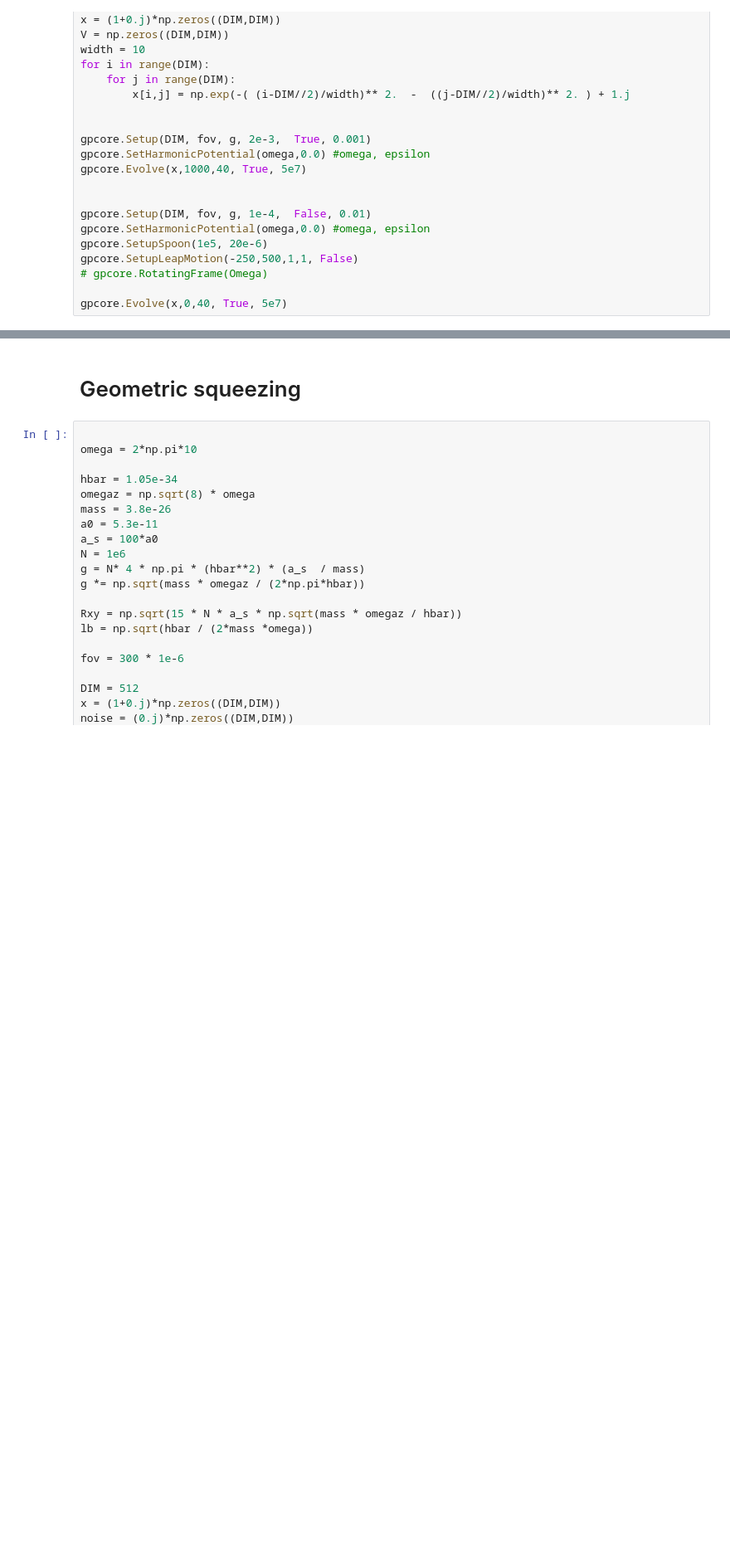
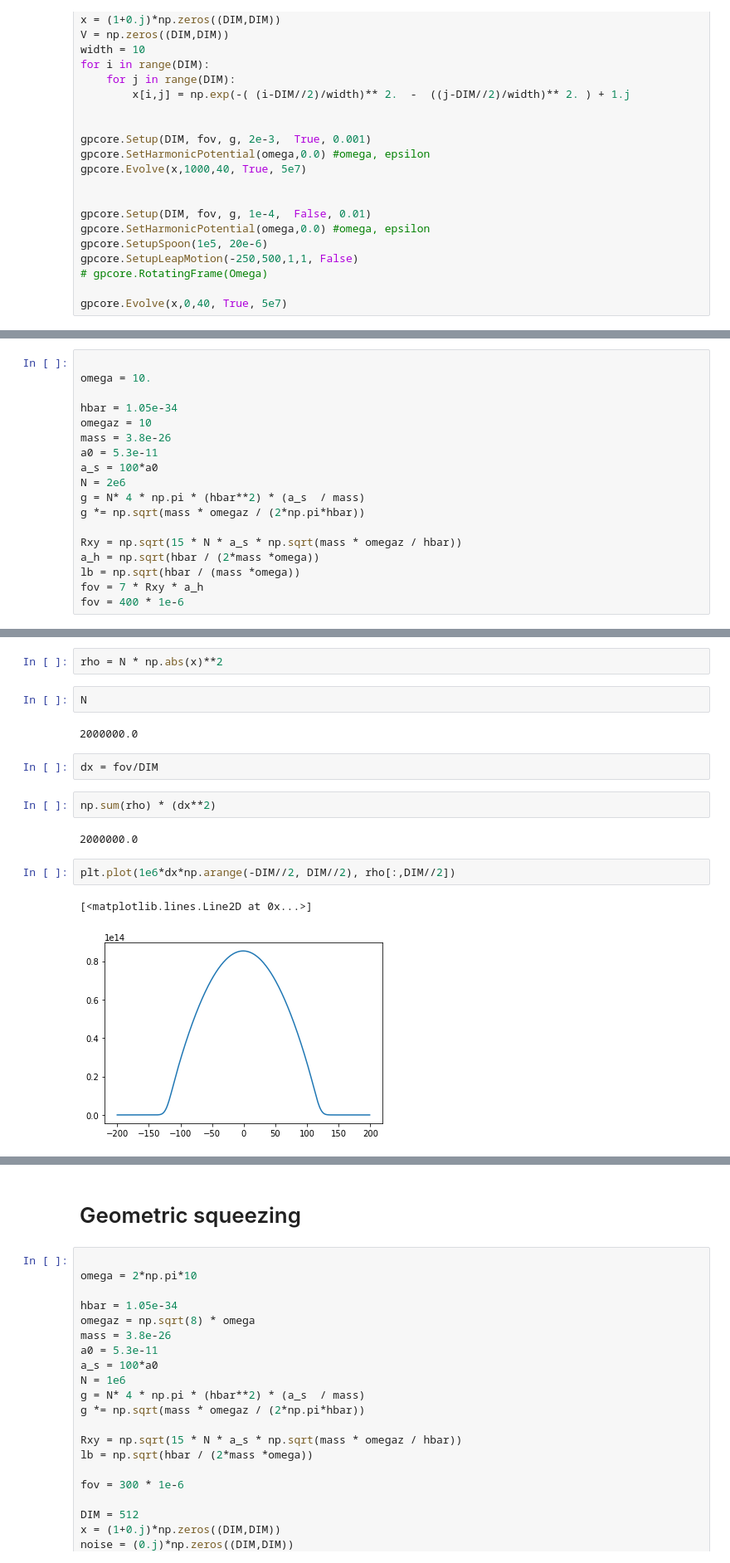
Before and after one commit to biswaroopmukherjee/condensate, a Jupyter notebook: notebooks/gpcore experiments.ipynb, the cells around one changed output, grey strips where cells are left out. Shown at 83% size. Cells and saved outputs as stored; diff of their text form; blank space fills up the shorter version.

```diff
--- a/notebooks/gpcore experiments.ipynb
+++ b/notebooks/gpcore experiments.ipynb
@@ -109,0 +112,18 @@ gpcore.Evolve(x,0,40, True, 5e7)
+# %%
+
+omega = 10.
+
+hbar = 1.05e-34
+omegaz = 10
+mass = 3.8e-26
+a0 = 5.3e-11
+a_s = 100*a0
+N = 2e6
+g = N* 4 * np.pi * (hbar**2) * (a_s  / mass)
+g *= np.sqrt(mass * omegaz / (2*np.pi*hbar))
+
+Rxy = np.sqrt(15 * N * a_s * np.sqrt(mass * omegaz / hbar))
+a_h = np.sqrt(hbar / (2*mass *omega))
+lb = np.sqrt(hbar / (mass *omega))
+fov = 7 * Rxy * a_h
+fov = 400 * 1e-6
@@ -109,0 +161,17 @@ gpcore.Evolve(x,0,40, True, 5e7)
+# %%
+rho = N * np.abs(x)**2
+# %%
+N
+# %% [output]
+2000000.0
+# %%
+dx = fov/DIM
+# %%
+np.sum(rho) * (dx**2)
+# %% [output]
+2000000.0
+# %%
+plt.plot(1e6*dx*np.arange(-DIM//2, DIM//2), rho[:,DIM//2])
+# %% [output]
+[<matplotlib.lines.Line2D at 0x...>]
+[figure, added]
```
Also changed, not shown: parts of 17 cells of this notebook, 5 other files.
